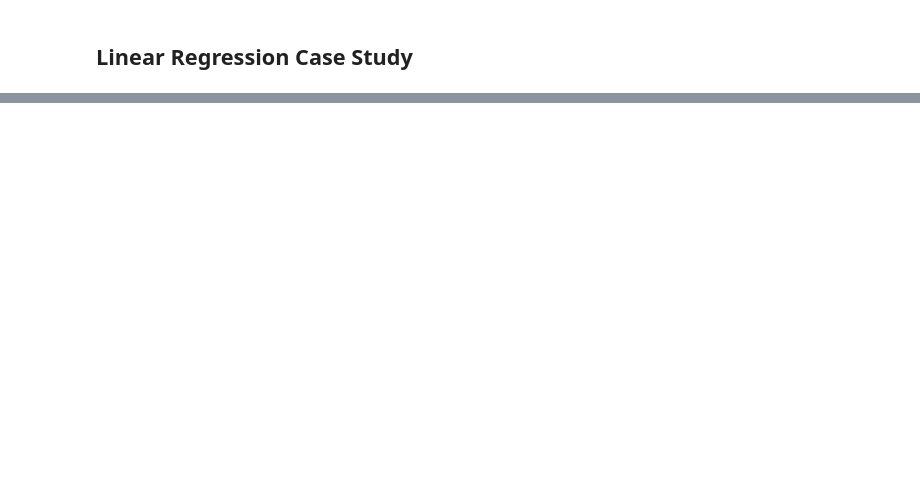
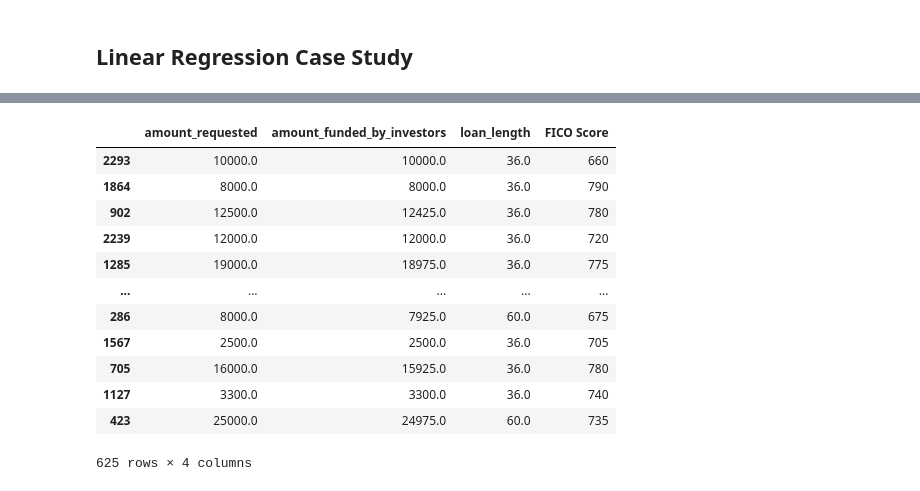
Before and after one commit to brooks-reece/linear-regression-case-study, a Jupyter notebook: linearregcs.ipynb, the cells around one changed output, grey strips where cells are left out. Saved outputs shown, nothing was run; the diff lists cells and outputs as text; code cells hidden in the pictures; blank space fills up the shorter version.

```diff
--- a/linearregcs.ipynb
+++ b/linearregcs.ipynb
@@ -28,0 +145,16 @@ loans_df.head()
+# %%
+X_test
+# %% [output]
+|  | amount_requested | amount_funded_by_investors | loan_length | FICO Score |
+| 2293 | 10000.0 | 10000.0 | 36.0 | 660 |
+| 1864 | 8000.0 | 8000.0 | 36.0 | 790 |
+| 902 | 12500.0 | 12425.0 | 36.0 | 780 |
+| 2239 | 12000.0 | 12000.0 | 36.0 | 720 |
+| 1285 | 19000.0 | 18975.0 | 36.0 | 775 |
+| ... | ... | ... | ... | ... |
+| 286 | 8000.0 | 7925.0 | 60.0 | 675 |
+| 1567 | 2500.0 | 2500.0 | 36.0 | 705 |
+| 705 | 16000.0 | 15925.0 | 36.0 | 780 |
+| 1127 | 3300.0 | 3300.0 | 36.0 | 740 |
+| 423 | 25000.0 | 24975.0 | 60.0 | 735 |
+625 rows × 4 columns
```
Also changed, not shown: parts of 28 cells of this notebook.
